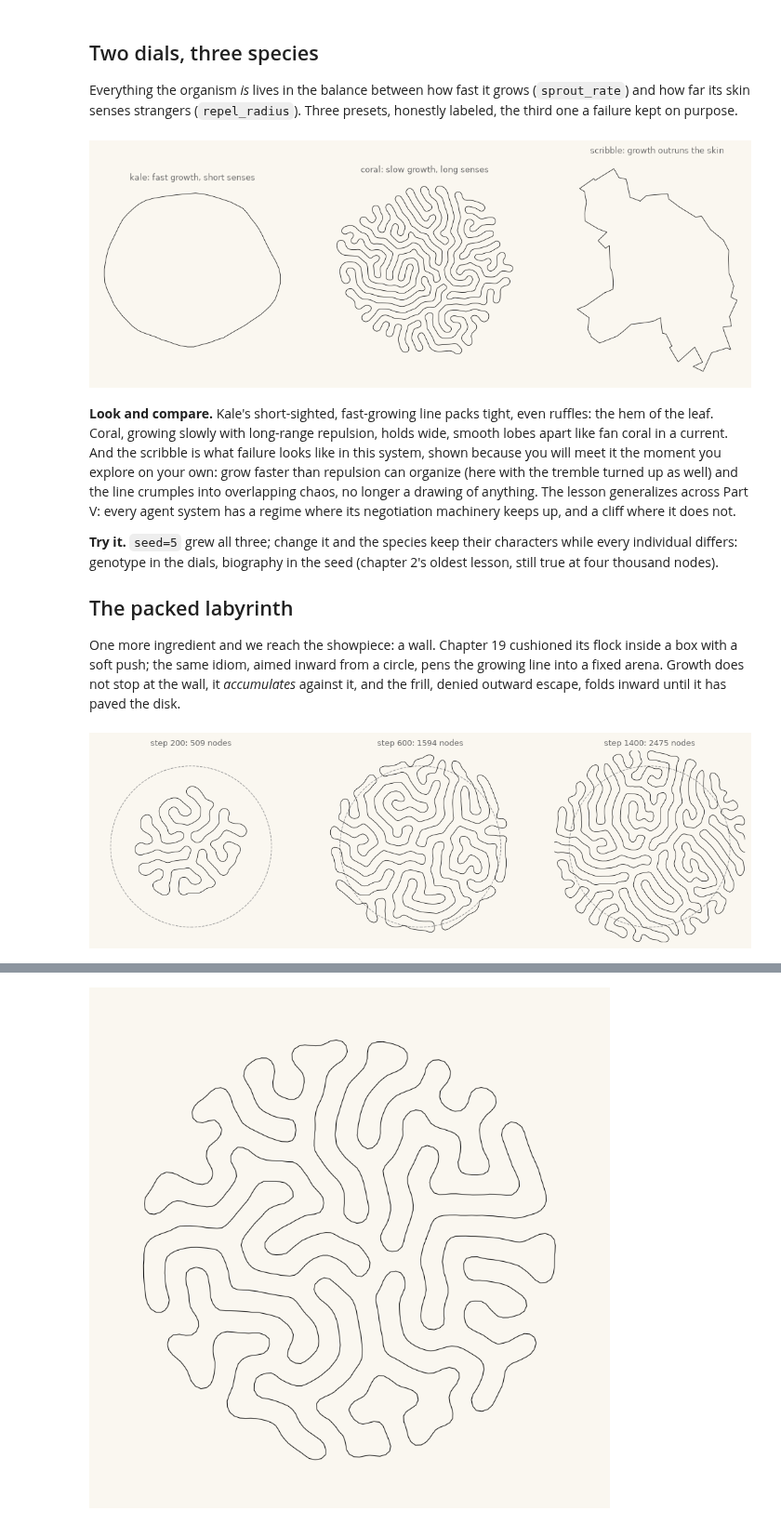
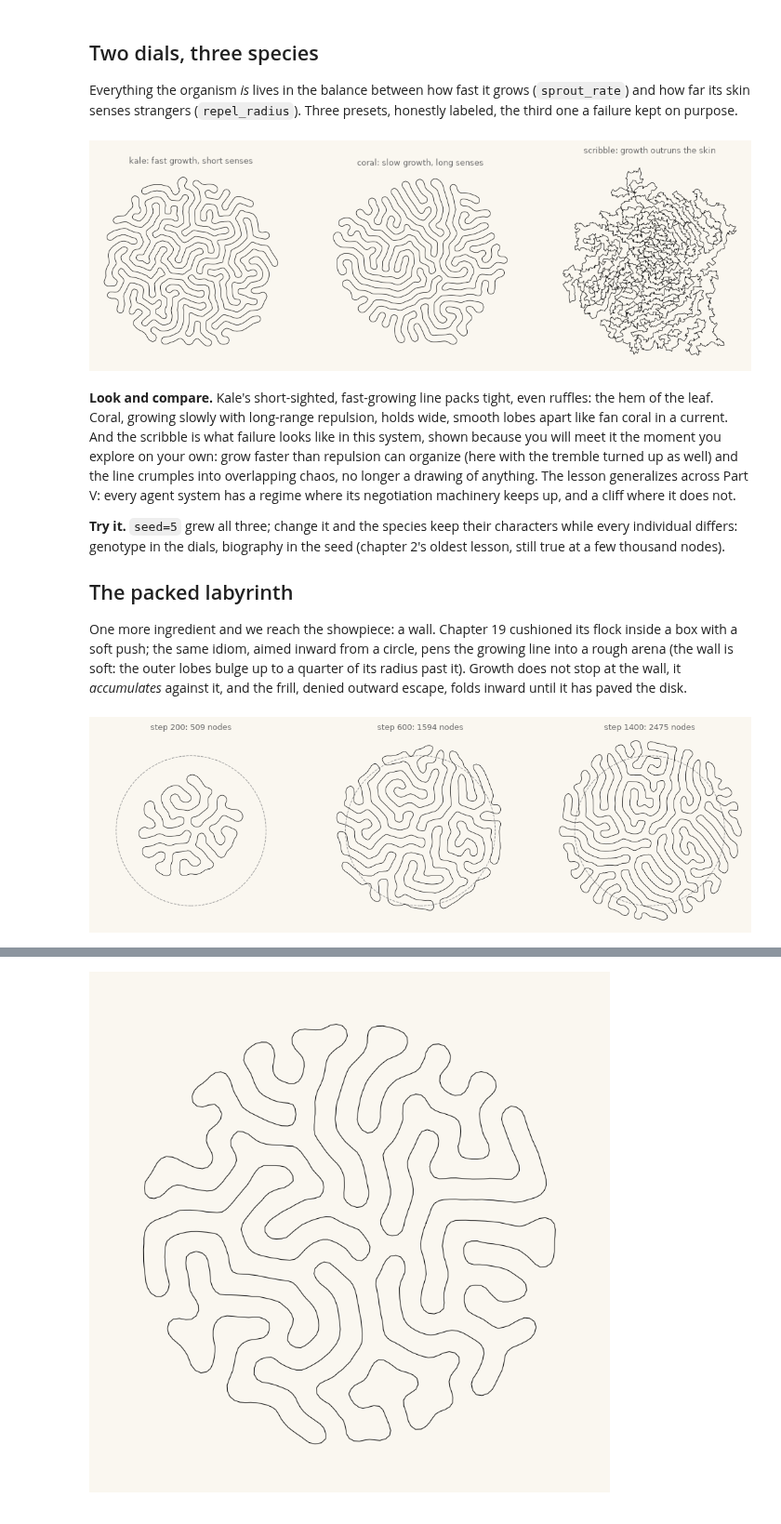
Before and after one commit to xysLong/agap, a Jupyter notebook: notebooks/22-differential-growth.ipynb, the cells around one changed output, grey strips where cells are left out. Shown at 93% size. Drawn from its saved outputs; the diff is of its cells as text; code cells hidden in the pictures.

```diff
--- a/notebooks/22-differential-growth.ipynb
+++ b/notebooks/22-differential-growth.ipynb
@@ -68,7 +68,7 @@ for _ in range(300):
 
 fig, axes = plt.subplots(1, 2, figsize=(10, 5), facecolor=PAPER)
 for ax, loop, title in [(axes[0], crumpled, "born crumpled"),
-                        (axes[1], pos, "300 steps of springs: it sits still")]:
+                        (axes[1], pos, "300 steps of springs: smooth, and shrinking")]:
     closed = np.vstack([loop, loop[:1]])
     ax.plot(closed[:, 0], closed[:, 1], color="#1A1A1A", lw=1.5)
     ax.set_xlim(-22, 22)
@@ -238,33 +238,33 @@ Everything the organism *is* lives in the balance between how fast it grows (`sp
 # %%
 # kale, coral, scribble: the personality space of two dials
 species = [
     ("kale: fast growth, short senses", dict(sprout_rate=3.0, repel_radius=6.0,
-                                             edge_max=2.0, max_nodes=2600)),
+                                             edge_max=2.0, edge_min=0.5, max_nodes=2600)),
     ("coral: slow growth, long senses", dict(sprout_rate=0.35, repel_radius=16.0,
                                              edge_max=3.4, max_nodes=2600)),
     ("scribble: growth outruns the skin", dict(sprout_rate=9.0, repel_radius=3.0,
-                                               edge_max=1.6, jitter=0.3,
+                                               edge_max=1.6, edge_min=0.4, jitter=0.6,
                                                max_nodes=2600)),
 ]
 fig, axes = plt.subplots(1, 3, figsize=(13.5, 4.6), facecolor=PAPER)
 for ax, (label, kwargs) in zip(axes, species):
     loop, _ = grow(steps=900, seed=5, **kwargs)
     closed = np.vstack([loop, loop[:1]])
     ax.plot(closed[:, 0], closed[:, 1], color="#1A1A1A", lw=0.6)
     ax.set_aspect("equal")
     ax.set_title(label, fontsize=9, color="#6B6B6B")
     ax.axis("off")
 plt.show()
 # %% [output]
-[figure, old version]
+[figure, new version]
 # %% [markdown]
 **Look and compare.** Kale's short-sighted, fast-growing line packs tight, even ruffles: the hem of the leaf. Coral, growing slowly with long-range repulsion, holds wide, smooth lobes apart like fan coral in a current. And the scribble is what failure looks like in this system, shown because you will meet it the moment you explore on your own: grow faster than repulsion can organize (here with the tremble turned up as well) and the line crumples into overlapping chaos, no longer a drawing of anything. The lesson generalizes across Part V: every agent system has a regime where its negotiation machinery keeps up, and a cliff where it does not.
 
-**Try it.** `seed=5` grew all three; change it and the species keep their characters while every individual differs: genotype in the dials, biography in the seed (chapter 2's oldest lesson, still true at four thousand nodes).
+**Try it.** `seed=5` grew all three; change it and the species keep their characters while every individual differs: genotype in the dials, biography in the seed (chapter 2's oldest lesson, still true at a few thousand nodes).
 
 ## The packed labyrinth
 
-One more ingredient and we reach the showpiece: a wall. Chapter 19 cushioned its flock inside a box with a soft push; the same idiom, aimed inward from a circle, pens the growing line into a fixed arena. Growth does not stop at the wall, it *accumulates* against it, and the frill, denied outward escape, folds inward until it has paved the disk.
+One more ingredient and we reach the showpiece: a wall. Chapter 19 cushioned its flock inside a box with a soft push; the same idiom, aimed inward from a circle, pens the growing line into a rough arena (the wall is soft: the outer lobes bulge up to a quarter of its radius past it). Growth does not stop at the wall, it *accumulates* against it, and the frill, denied outward escape, folds inward until it has paved the disk.
 # %%
 # growth under confinement: the line paves its cage
 caged, cage_shots = grow(steps=1400, boundary=80, max_nodes=3600,
@@ -277,14 +277,14 @@ for ax, (age, loop) in zip(axes, stages):
     ax.add_patch(plt.Circle((0, 0), 80, fill=False, color="#9C9C9C",
                             lw=0.8, ls="--"))
     ax.plot(closed[:, 0], closed[:, 1], color="#1A1A1A", lw=0.6)
-    ax.set_xlim(-95, 95)
-    ax.set_ylim(-95, 95)
+    ax.set_xlim(-102, 102)
+    ax.set_ylim(-102, 102)
     ax.set_aspect("equal")
     ax.set_title(f"step {age}: {len(loop)} nodes", fontsize=9, color="#6B6B6B")
     ax.axis("off")
 plt.show()
 # %% [output]
-[figure, old version]
+[figure, new version]
 # %% [markdown]
 **Look and compare** the right panel with chapter 14's showpiece, the reaction-diffusion labyrinth. Two systems with nothing in common mechanically, one a field of simulated chemistry, the other a single elastic line, arrive at the *same look*: meandering lanes at a uniform spacing, filling a region wall to wall. That convergence is the punchline Parts III to V have been building: labyrinths appear wherever something grows or reacts under two constraints, *fill the space* and *keep your distance*, and the universe does not much care whether chemistry, geometry, or a flock of birds does the negotiating. When two of your systems agree this well, you have not repeated yourself; you have found a law.
 
```
Also changed, not shown: parts of 9 cells of this notebook, 36 other files.
